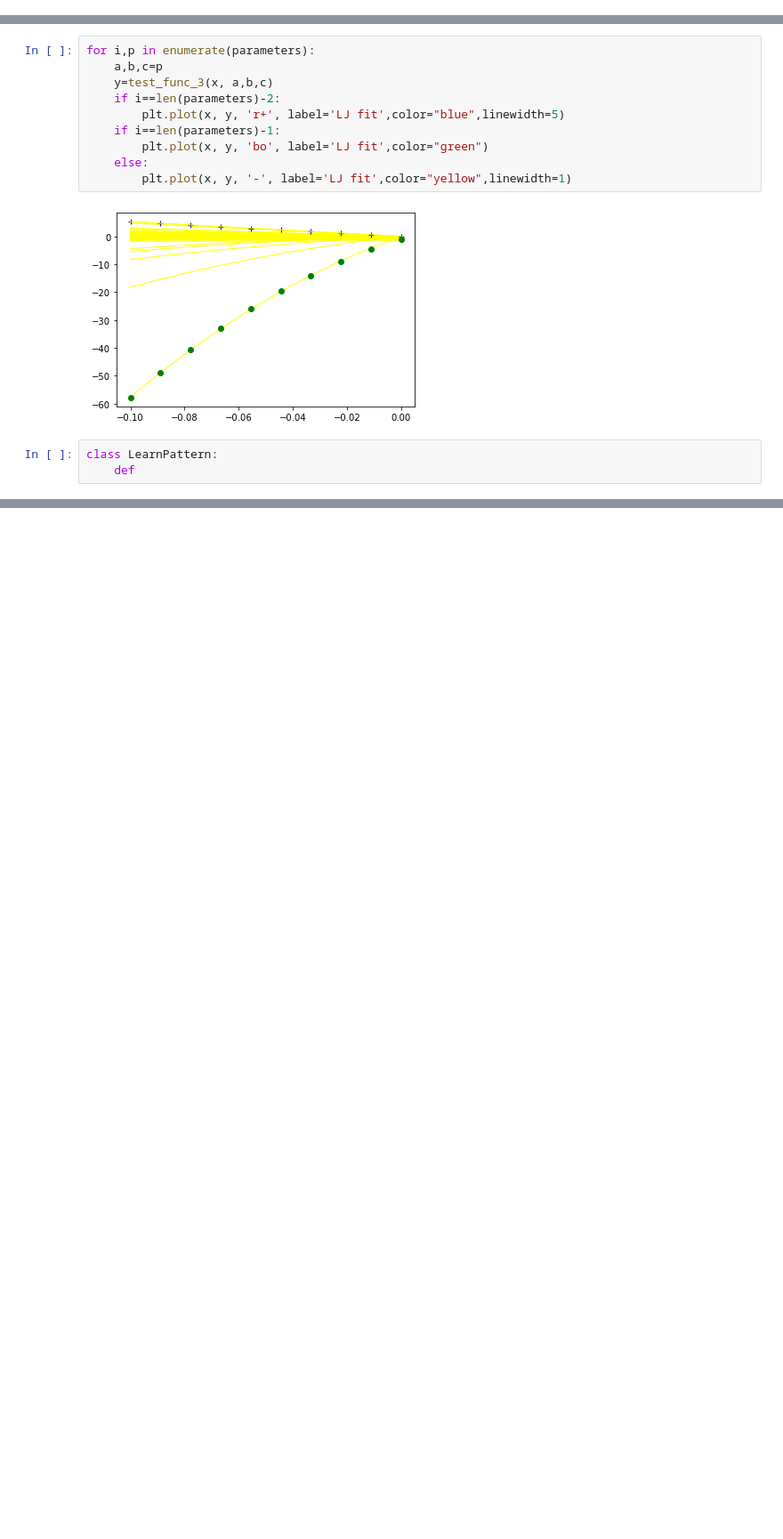
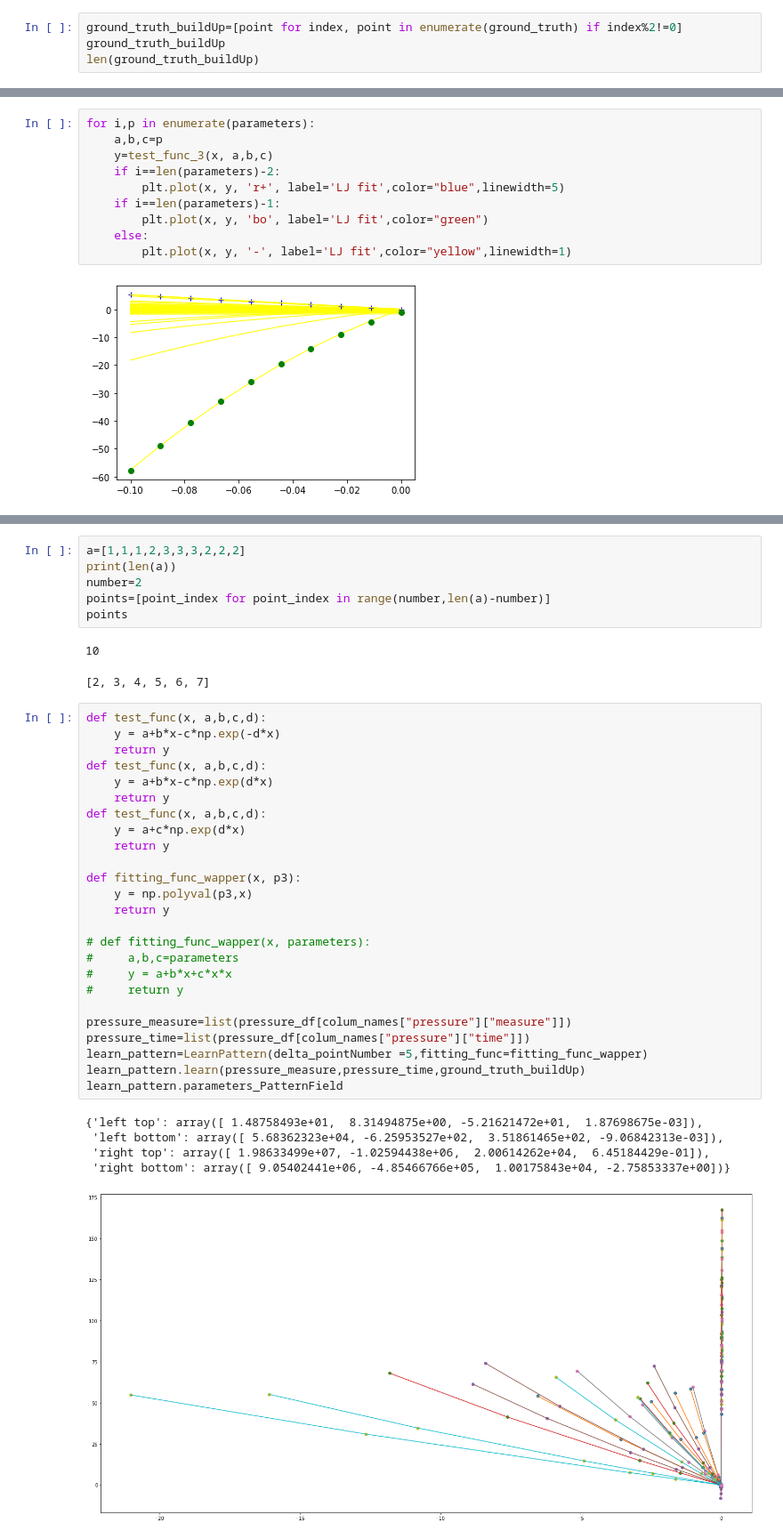
Before and after one commit to juneciel510/transient_identification, a Jupyter notebook: source_code/create_pattern.ipynb, the cells around one changed output, grey strips where cells are left out. Shown at 89% size. Drawn from its saved outputs; the diff is of its cells as text; blank space fills up the shorter version.

Commit message:
pattern recognition

```diff
--- a/source_code/create_pattern.ipynb
+++ b/source_code/create_pattern.ipynb
@@ -136,3 +136,7 @@ pressure_filePath="../data_input/Synthetic_Data.xlsx"
 rate_filePath="../data_input/Synthetic_Data.xlsx"
 # %% [output]
 45
+# %%
+ground_truth_buildUp=[point for index, point in enumerate(ground_truth) if index%2!=0]
+ground_truth_buildUp
+len(ground_truth_buildUp)
@@ -421,6 +427,3 @@ for i,p in enumerate(parameters):
         plt.plot(x, y, '-', label='LJ fit',color="yellow",linewidth=1)
 # %% [output]
 [figure]
-# %%
-class LearnPattern:
-    def
@@ -428,0 +688,40 @@ SyntaxError: invalid syntax (Temp/ipykernel_7436/4259177107.py, line 2)
+# %%
+a=[1,1,1,2,3,3,3,2,2,2]
+print(len(a))
+number=2
+points=[point_index for point_index in range(number,len(a)-number)]
+points
+# %% [output]
+10
+[2, 3, 4, 5, 6, 7]
+# %%
+def test_func(x, a,b,c,d):
+    y = a+b*x-c*np.exp(-d*x)
+    return y
+def test_func(x, a,b,c,d):
+    y = a+b*x-c*np.exp(d*x)
+    return y
+def test_func(x, a,b,c,d):
+    y = a+c*np.exp(d*x)
+    return y
+
+def fitting_func_wapper(x, p3):
+    y = np.polyval(p3,x)
+    return y
+
+# def fitting_func_wapper(x, parameters):
+#     a,b,c=parameters
+#     y = a+b*x+c*x*x
+#     return y
+
+pressure_measure=list(pressure_df[colum_names["pressure"]["measure"]])
+pressure_time=list(pressure_df[colum_names["pressure"]["time"]])
+learn_pattern=LearnPattern(delta_pointNumber =5,fitting_func=fitting_func_wapper)
+learn_pattern.learn(pressure_measure,pressure_time,ground_truth_buildUp)
+learn_pattern.parameters_PatternField
+# %% [output]
+{'left top': array([ 1.48758493e+01,  8.31494875e+00, -5.21621472e+01,  1.87698675e-03]),
+ 'left bottom': array([ 5.68362323e+04, -6.25953527e+02,  3.51861465e+02, -9.06842313e-03]),
+ 'right top': array([ 1.98633499e+07, -1.02594438e+06,  2.00614262e+04,  6.45184429e-01]),
+ 'right bottom': array([ 9.05402441e+06, -4.85466766e+05,  1.00175843e+04, -2.75853337e+00])}
+[figure, added]
```
Also changed, not shown: parts of 17 cells of this notebook, 5 other files.
